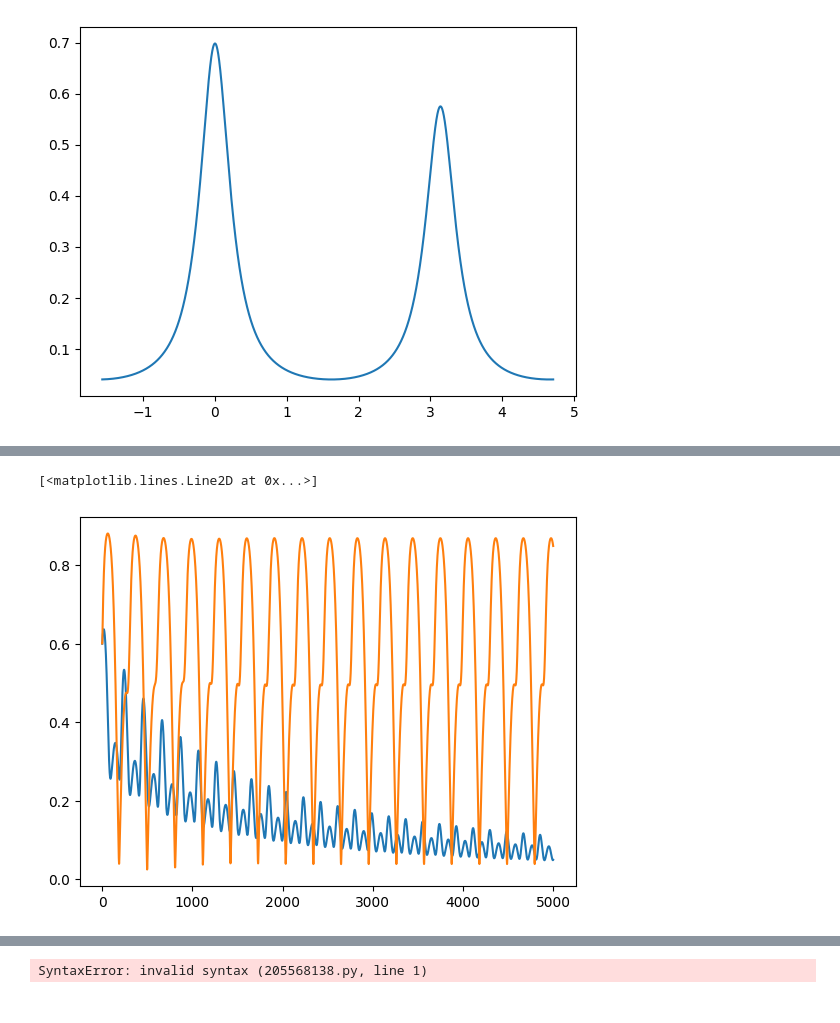
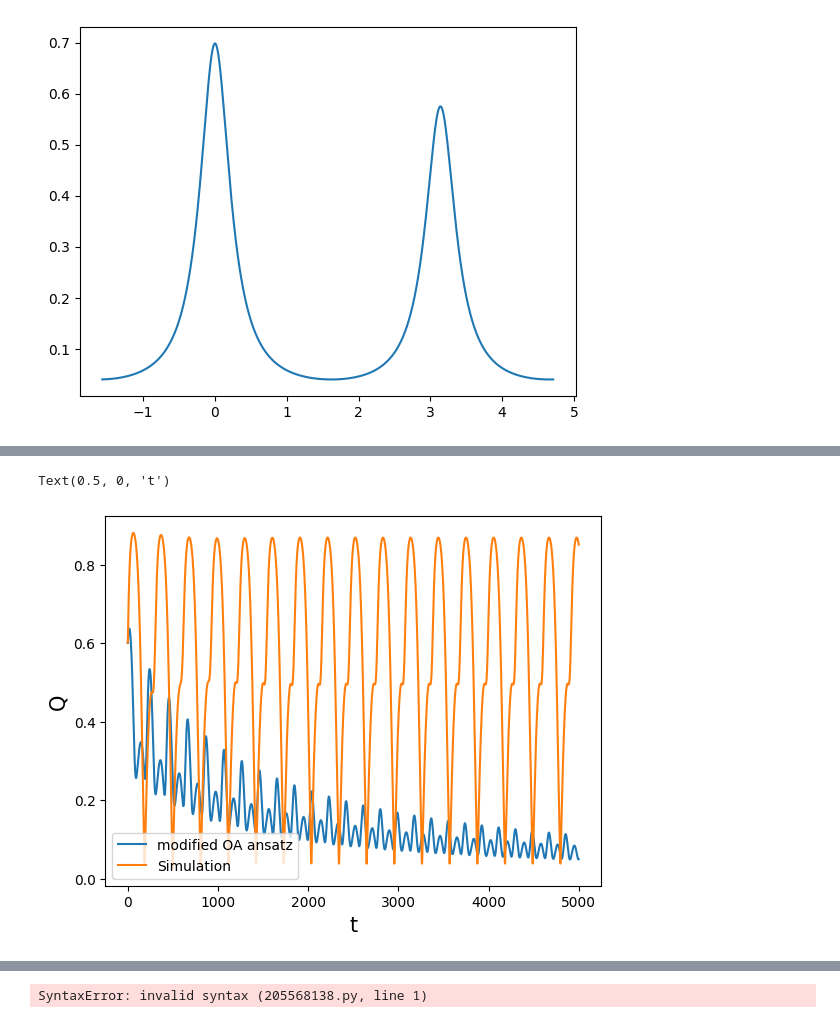
Before and after one commit to Gug-Young/Active_Rotator, a Jupyter notebook: 240816 Check with MF.ipynb, the cells around one changed output, grey strips where cells are left out. Saved outputs shown, nothing was run; the diff lists cells and outputs as text; code cells hidden in the pictures.

```diff
--- a/240816 Check with MF.ipynb
+++ b/240816 Check with MF.ipynb
@@ -322,11 +322,16 @@ def Kuramoto_MF_CHIMERA(Theta,t,Na,Nb,beta,alpha,K):
 # eta1 = 0.2
 # eta2 = 0.05
 
+# alpha = 1.0
+# beta = 0.3
+# eta1 = 0.2
+# eta2 = 0.1
+
+
 alpha = 1.2
 beta = 0.8
-eta1 = 0.4
-eta2 = 0.2
-
+eta1 = 0.2
+eta2 = 0.1
 
 args = beta,alpha,eta1,eta2
 # %%
@@ -610,9 +641,7 @@ thetas,(Z1as,Z1bs,Z2as,Z2bs) = RK4_ZZ(Kuramoto_MF_CHIMERA,Theta.copy(),t,args=(N
 R1_S = np.abs(Z1as)
 R2_S = np.abs(Z1bs)
 Q1_S = np.abs(Z2as)
-Q2_S[num] = np.abs(Z2bs)
+Q2_S = np.abs(Z2bs)
 nums.append(num)
 num+=1
-# %%
-Q2_S = Q2_S[num-1]
 # %%
@@ -625,11 +659,15 @@ plt.plot(t,R2_S)
 # %%
-plt.plot(t,Q2s)
-plt.plot(t,Q2_S)
+
+plt.plot(t,Q2s,label='modified OA ansatz')
+plt.plot(t,Q2_S,label='Simulation')
+plt.legend()
+plt.ylabel('Q',fontsize=15)
+plt.xlabel('t',fontsize=15)
 # for a in nums:
     # plt.plot(t_,Q2_S[a])
 # %% [output]
-[<matplotlib.lines.Line2D at 0x...>]
+Text(0.5, 0, 't')
-[figure, old version]
+[figure, new version]
 # %%
 r2 = Z1bs/eta2
 # %%
```
Also changed, not shown: parts of 38 cells of this notebook, 2 other files.
